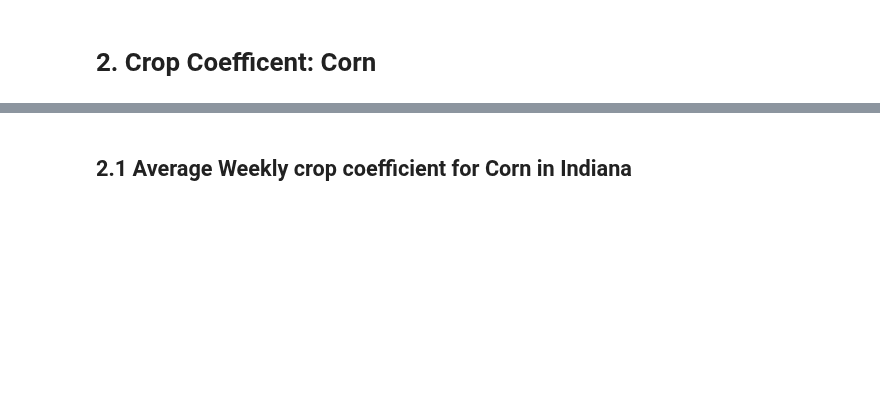
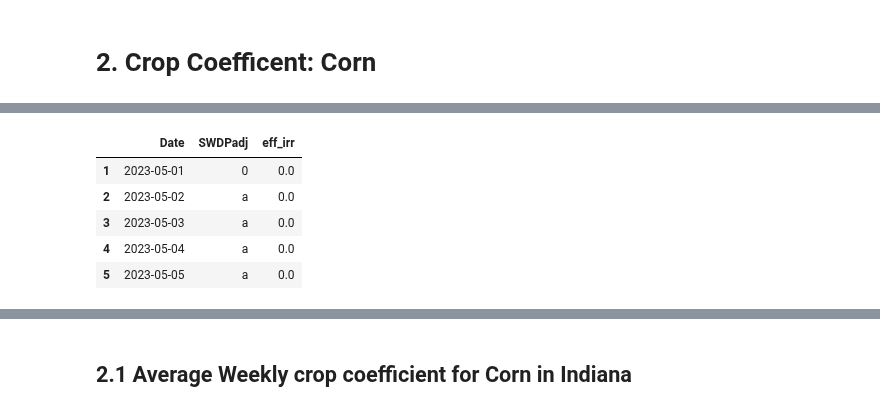
Before and after one commit to dsyang1024/SoilMoisture_analysis, a Jupyter notebook: Weather_for_Penman/Irrigation_Corn.ipynb, the cells around one changed output, grey strips where cells are left out. Saved outputs shown, nothing was run; the diff lists cells and outputs as text; code cells hidden in the pictures; blank space fills up the shorter version.

```diff
--- a/Weather_for_Penman/Irrigation_Corn.ipynb
+++ b/Weather_for_Penman/Irrigation_Corn.ipynb
@@ -100,6 +170,16 @@ df_Kc.columns.values
 # %%
-df_Kc=df_Kc[['Date','Soil-Water Deficit Percent (Adjusted)\n(SWDPadj)']]
-
+df_Kc=df_Kc[['Date','Soil-Water Deficit Percent (Adjusted)\n(SWDPadj)','Effective Irrigation\n(I)']]
 #df_Kc = df_Kc.rename(columns={'Week\nPast\nEmer-gence\n(WPE)':'WPE','Soil-Water Deficit Percent\n(SWDP)':'SWDP'})
-df_Kc = df_Kc.rename(columns={'Soil-Water Deficit Percent (Adjusted)\n(SWDPadj)':'SWDPadj'})
-df_Kc
+df_Kc = df_Kc.rename(columns={'Soil-Water Deficit Percent (Adjusted)\n(SWDPadj)':'SWDPadj', 'Effective Irrigation\n(I)': 'eff_irr'})
+df_Kc['Date']=pd.to_datetime(df_Kc['Date']).dt.date
+df_Kc['Date'] = pd.to_datetime(df_Kc['Date'])
+df_Kc['SWDPadj'] = df_Kc['SWDPadj'].fillna('a')
+df_Kc['eff_irr'] = df_Kc['eff_irr'].fillna(0)
+df_Kc.head()
+# %% [output]
+|  | Date | SWDPadj | eff_irr |
+| 1 | 2023-05-01 | 0 | 0.0 |
+| 2 | 2023-05-02 | a | 0.0 |
+| 3 | 2023-05-03 | a | 0.0 |
+| 4 | 2023-05-04 | a | 0.0 |
+| 5 | 2023-05-05 | a | 0.0 |
```
Also changed, not shown: parts of 17 cells of this notebook, 19 other files.
